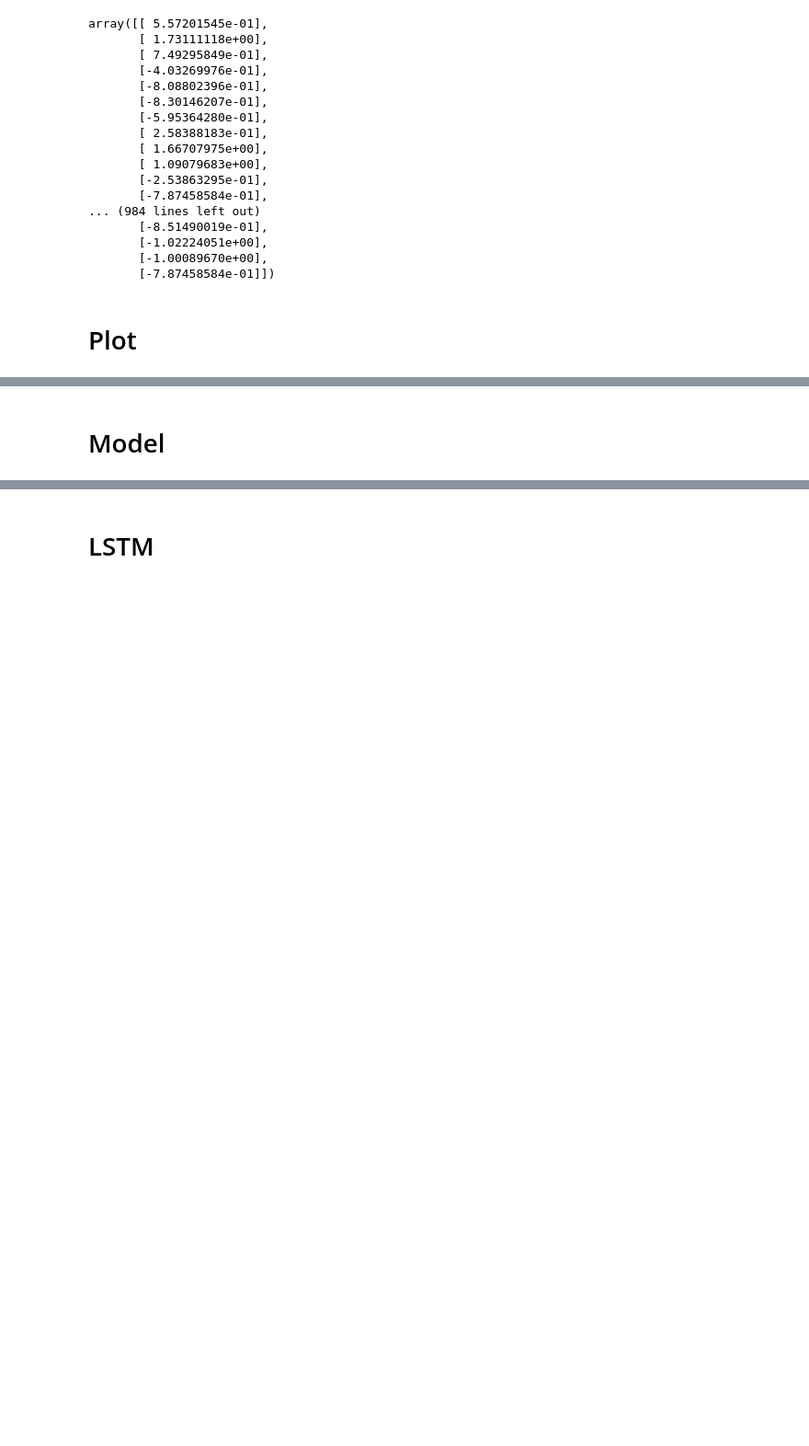
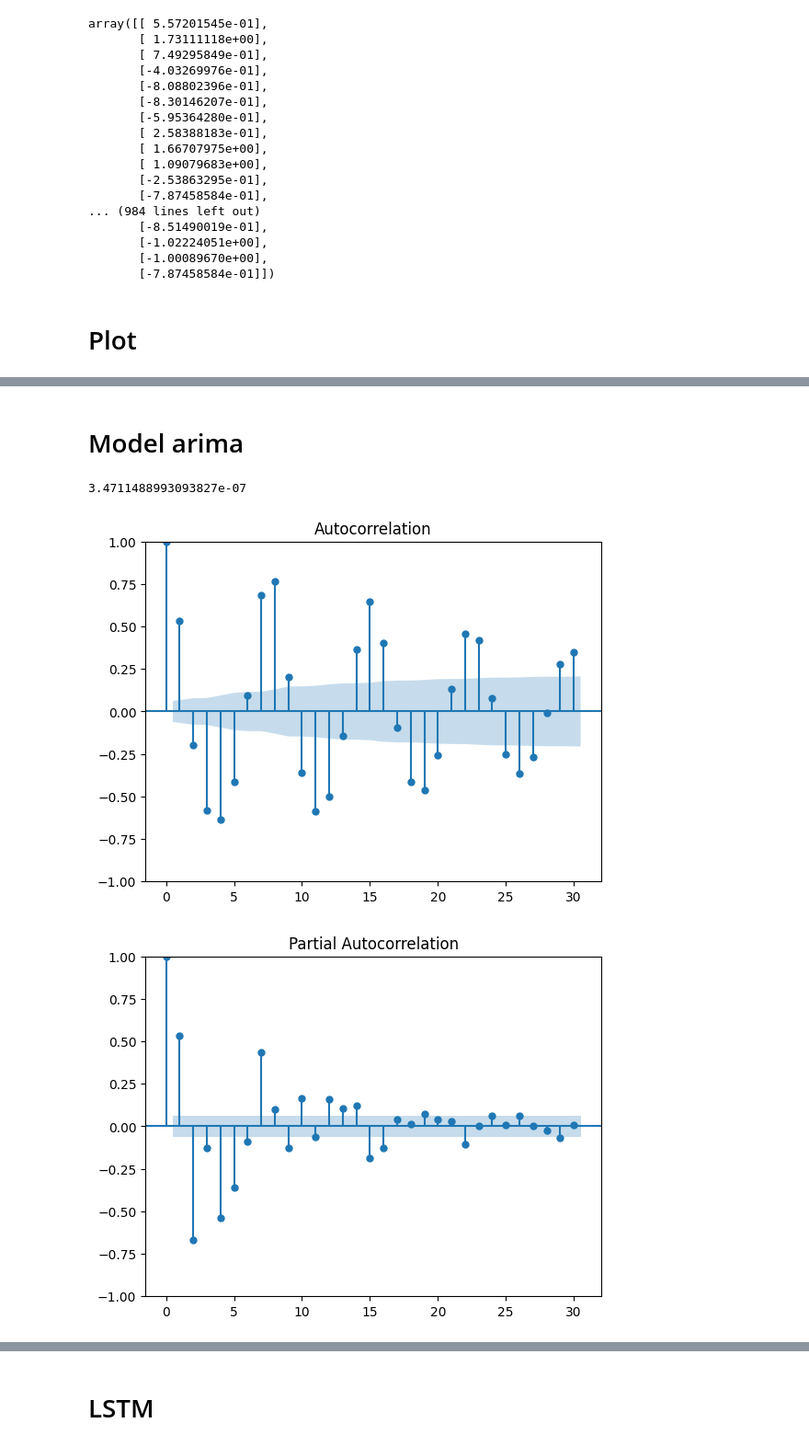
Before and after one commit to Mashu02/DeepLearning_Assignment1, a Jupyter notebook: test.ipynb, the cells around one changed output, grey strips where cells are left out. Shown at 92% size. Saved outputs shown, nothing was run; the diff lists cells and outputs as text; code cells hidden in the pictures; blank space fills up the shorter version.

```diff
--- a/test.ipynb
+++ b/test.ipynb
@@ -54,2 +62,19 @@ plt.plot(X, Y)
 # %% [markdown]
-# Model
+# Model arima
+# %%
+from statsmodels.tsa.stattools import adfuller
+x = df.values.flatten()
+result = adfuller(x)
+print(result[1])  # p-value
+# %% [output]
+3.4711488993093827e-07
+# %%
+from statsmodels.graphics.tsaplots import plot_acf, plot_pacf
+import matplotlib.pyplot as plt
+
+plot_acf(x)
+plot_pacf(x)
+plt.show()
+# %% [output]
+[figure, added]
+[figure, added]
```
Also changed, not shown: parts of 6 cells of this notebook, 3 other files.
